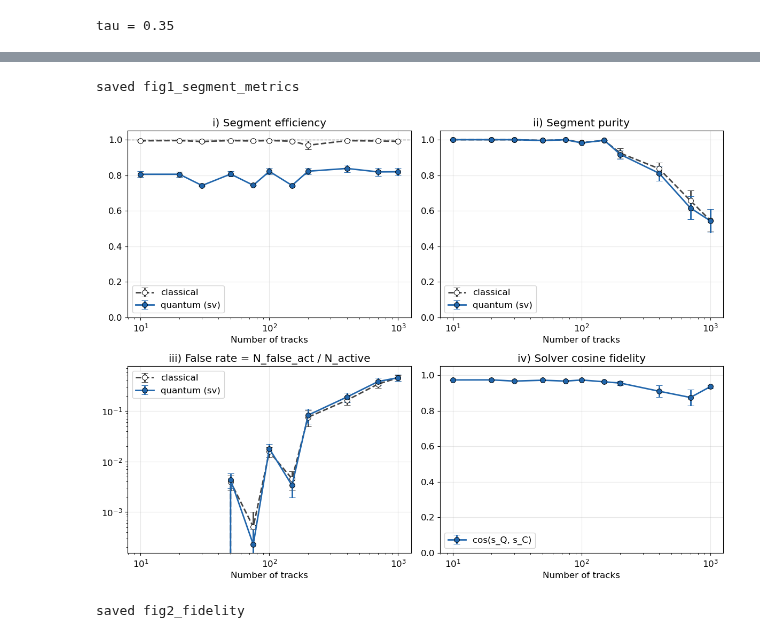
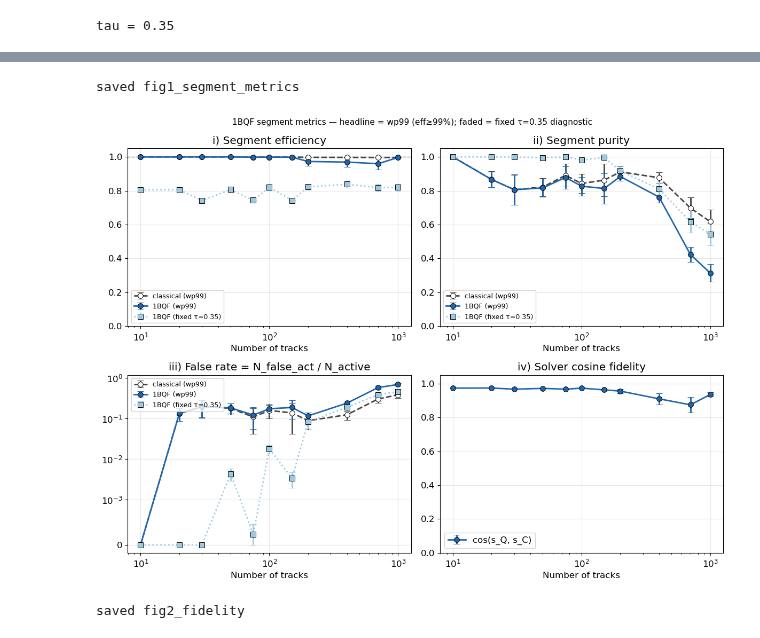
Before and after one commit to GeorgeWilliam1999/Quantum_Track_Reconstruction, a Jupyter notebook: Toy_Characterisation/Verify_new_results/Quantum_segment_level_store.ipynb, the cells around one changed output, grey strips where cells are left out. Cells and saved outputs as stored; diff of their text form; code cells hidden in the pictures.

```diff
--- a/Toy_Characterisation/Verify_new_results/Quantum_segment_level_store.ipynb
+++ b/Toy_Characterisation/Verify_new_results/Quantum_segment_level_store.ipynb
@@ -60,19 +71,44 @@ paired quantum points: 372  | T = [np.int64(10), np.int64(20), np.int64(30), np.
 # %%
-# Fig 1 — segment metrics vs T (classical vs quantum statevector), fixed metrics
+# Fig 1 — segment metrics vs T (classical vs 1BQF). HEADLINE = wp99 high-efficiency
+# working point (tau holds ~99% of true segments). The fixed tau=0.35 1BQF curve is
+# kept FADED as a diagnostic — it pins the 1BQF at the ~75% plateau (the cut, not lost
+# physics). The wp99 curves recover all true segments; the cost is the false rate (iii).
+cQ_fix = '#9ecae1'   # faded blue = fixed tau=0.35 diagnostic
+hwp = 'eff_Q_wp_mean' in agg.columns
 fig, ax = plt.subplots(2,2, figsize=(12,9))
-_err(ax[0,0],agg,'eff_C','o--',cC,'classical',mfc='white'); _err(ax[0,0],agg,'eff_Q','o-',cQ,'quantum (sv)')
-ax[0,0].axhline(1,color='gray',ls='--',lw=1); ax[0,0].set_ylim(0,1.05); ax[0,0].set_title('i) Segment efficiency'); ax[0,0].legend(loc='lower left')
-_err(ax[0,1],agg,'pur_C','o--',cC,'classical',mfc='white'); _err(ax[0,1],agg,'pur_Q','o-',cQ,'quantum (sv)')
-ax[0,1].set_ylim(0,1.05); ax[0,1].set_title('ii) Segment purity'); ax[0,1].legend(loc='lower left')
-_err(ax[1,0],agg,'far_C','o--',cC,'classical',mfc='white'); _err(ax[1,0],agg,'far_Q','o-',cQ,'quantum (sv)')
-ax[1,0].set_yscale('log'); ax[1,0].set_title('iii) False rate = N_false_act / N_active'); ax[1,0].legend(loc='upper left')
+# i) efficiency
+if hwp:
+    _err(ax[0,0],agg,'eff_C_wp','o--',cC,'classical (wp99)',mfc='white')
+    _err(ax[0,0],agg,'eff_Q_wp','o-',cQ,'1BQF (wp99)')
+    _err(ax[0,0],agg,'eff_Q','s:',cQ_fix,'1BQF (fixed τ=0.35)')
+else:
+    _err(ax[0,0],agg,'eff_C','o--',cC,'classical',mfc='white'); _err(ax[0,0],agg,'eff_Q','o-',cQ,'1BQF')
+ax[0,0].axhline(1,color='gray',ls='--',lw=1); ax[0,0].set_ylim(0,1.05); ax[0,0].set_title('i) Segment efficiency'); ax[0,0].legend(loc='lower left', fontsize=9)
+# ii) purity
+if hwp:
+    _err(ax[0,1],agg,'pur_C_wp','o--',cC,'classical (wp99)',mfc='white')
+    _err(ax[0,1],agg,'pur_Q_wp','o-',cQ,'1BQF (wp99)')
+    _err(ax[0,1],agg,'pur_Q','s:',cQ_fix,'1BQF (fixed τ=0.35)')
+else:
+    _err(ax[0,1],agg,'pur_C','o--',cC,'classical',mfc='white'); _err(ax[0,1],agg,'pur_Q','o-',cQ,'1BQF')
+ax[0,1].set_ylim(0,1.05); ax[0,1].set_title('ii) Segment purity'); ax[0,1].legend(loc='lower left', fontsize=9)
+# iii) false rate
+if hwp:
+    _err(ax[1,0],agg,'far_C_wp','o--',cC,'classical (wp99)',mfc='white')
+    _err(ax[1,0],agg,'far_Q_wp','o-',cQ,'1BQF (wp99)')
+    _err(ax[1,0],agg,'far_Q','s:',cQ_fix,'1BQF (fixed τ=0.35)')
+else:
+    _err(ax[1,0],agg,'far_C','o--',cC,'classical',mfc='white'); _err(ax[1,0],agg,'far_Q','o-',cQ,'1BQF')
+ax[1,0].set_yscale('symlog',linthresh=1e-3); ax[1,0].set_title('iii) False rate = N_false_act / N_active'); ax[1,0].legend(loc='upper left', fontsize=9)
+# iv) cosine fidelity (threshold-free)
 _err(ax[1,1],agg,'cos','o-',cQ,'cos(s_Q, s_C)')
 ax[1,1].set_ylim(0,1.05); ax[1,1].set_title('iv) Solver cosine fidelity'); ax[1,1].legend(loc='lower left')
 for a in ax.flat: a.set_xlabel('Number of tracks'); a.set_xscale('log')
+fig.suptitle('1BQF segment metrics — headline = wp99 (eff≥99%); faded = fixed τ=0.35 diagnostic', fontsize=11)
 fig.tight_layout(); _save(fig,'fig1_segment_metrics'); plt.show()
 # %% [output]
 saved fig1_segment_metrics
-[figure, old version]
+[figure, new version]
 # %%
 # Fig 2 — solution-vector fidelity (cosine, Jaccard of active sets, relative L2) vs T
 df = V.records_df(view)
```
Also changed, not shown: parts of 4 cells of this notebook, 44 other files.
